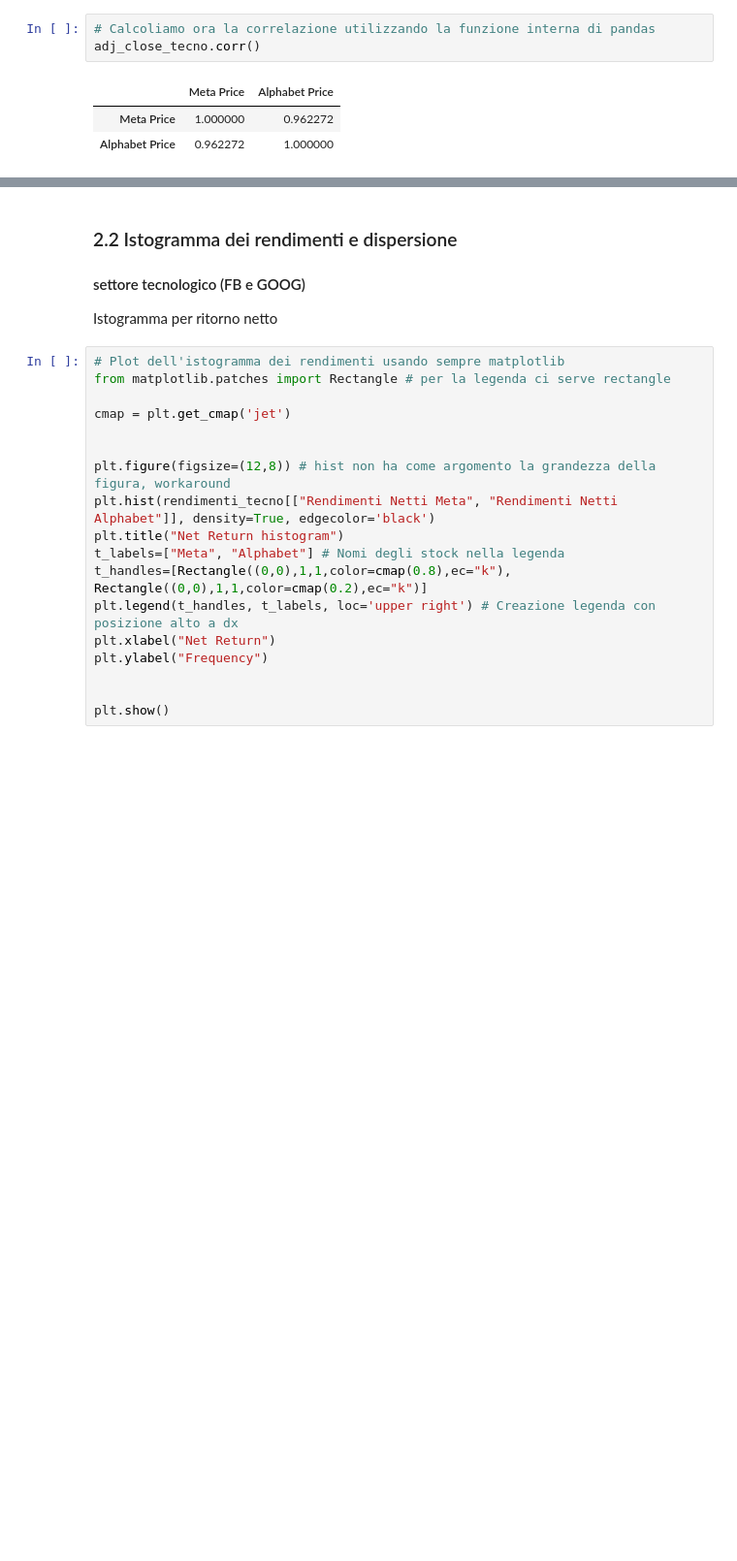
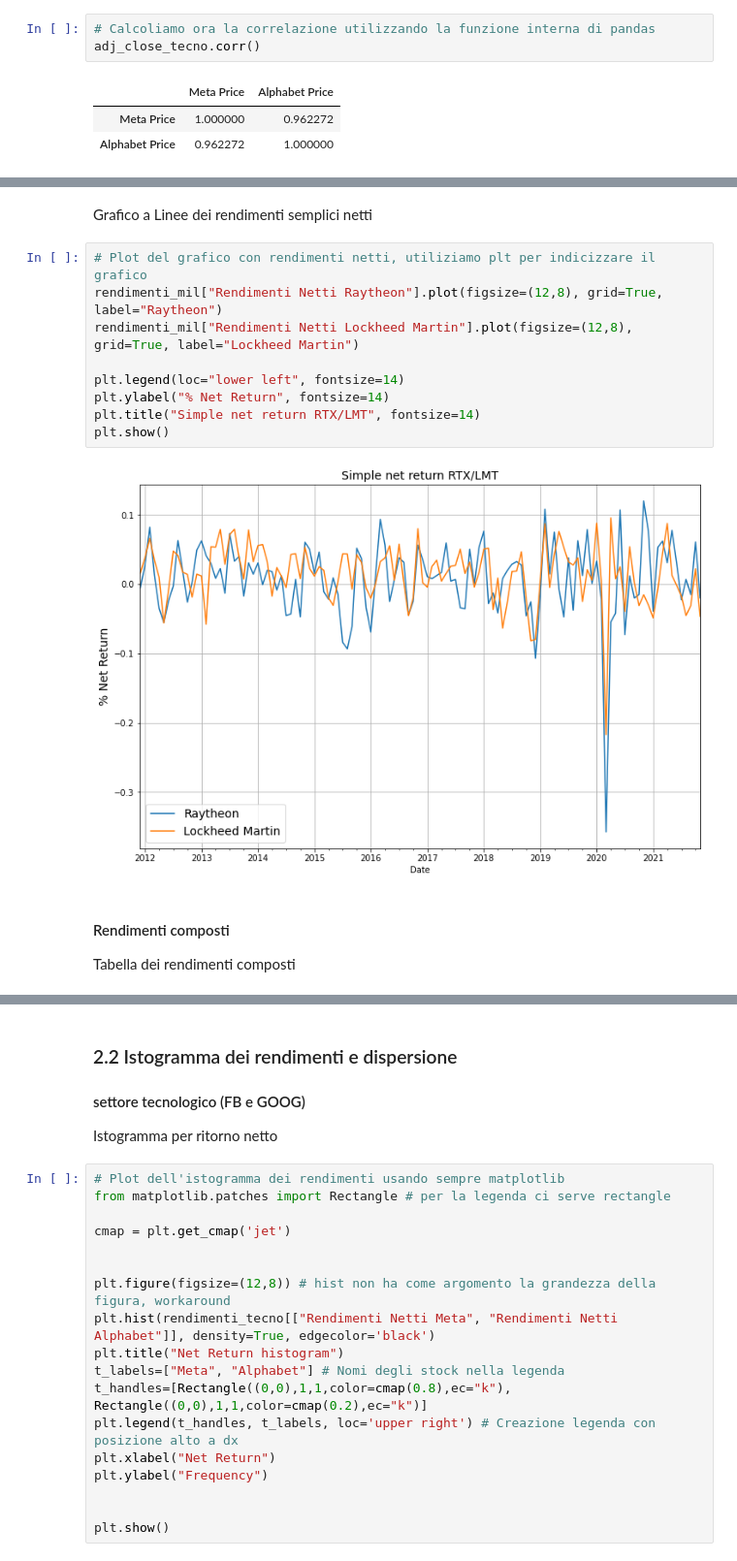
Before and after one commit to tommcamm/BISF-Project, a Jupyter notebook: python/Notebook del progetto.ipynb, the cells around one changed output, grey strips where cells are left out. Shown at 97% size. Drawn from its saved outputs; the diff is of its cells as text; blank space fills up the shorter version.

```diff
--- a/python/Notebook del progetto.ipynb
+++ b/python/Notebook del progetto.ipynb
@@ -487,0 +283,16 @@ adj_close_banc.corr()
+# %% [markdown]
+Grafico a Linee dei rendimenti semplici netti
+# %%
+# Plot del grafico con rendimenti netti, utiliziamo plt per indicizzare il grafico
+rendimenti_mil["Rendimenti Netti Raytheon"].plot(figsize=(12,8), grid=True, label="Raytheon")
+rendimenti_mil["Rendimenti Netti Lockheed Martin"].plot(figsize=(12,8), grid=True, label="Lockheed Martin")
+
+plt.legend(loc="lower left", fontsize=14)
+plt.ylabel("% Net Return", fontsize=14)
+plt.title("Simple net return RTX/LMT", fontsize=14)
+plt.show()
+# %% [output]
+[figure, added]
+# %% [markdown]
+#### Rendimenti composti
+Tabella dei rendimenti composti
```
Also changed, not shown: parts of 44 cells of this notebook, 6 other files.
